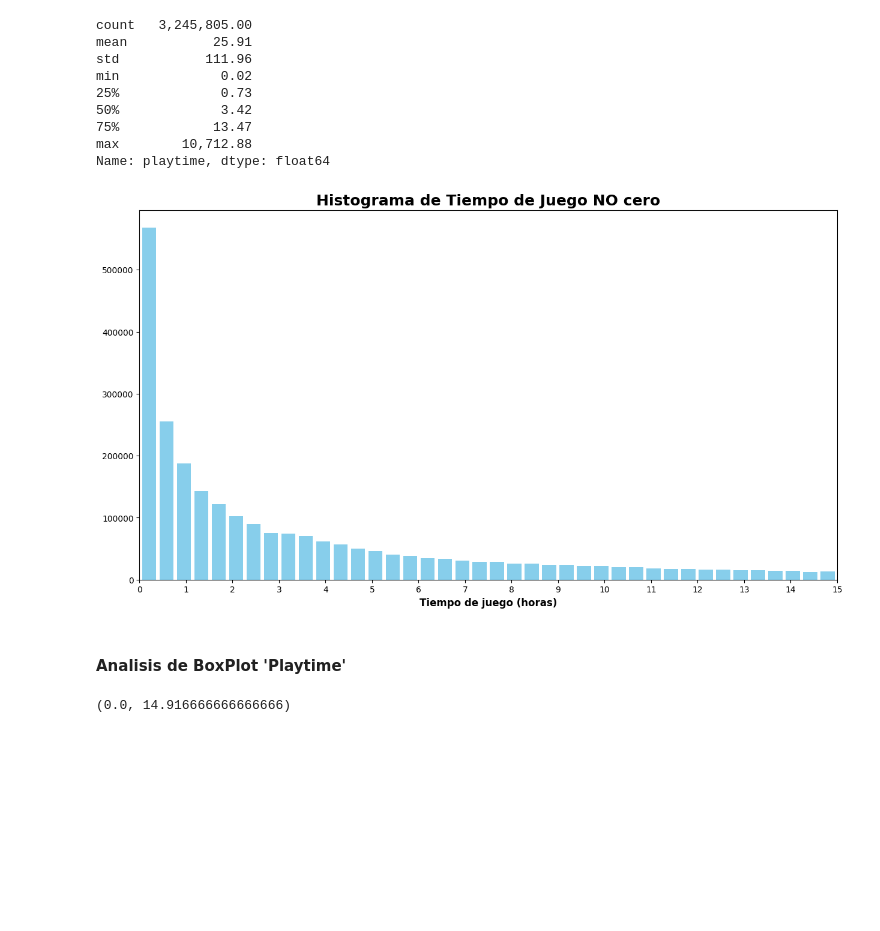
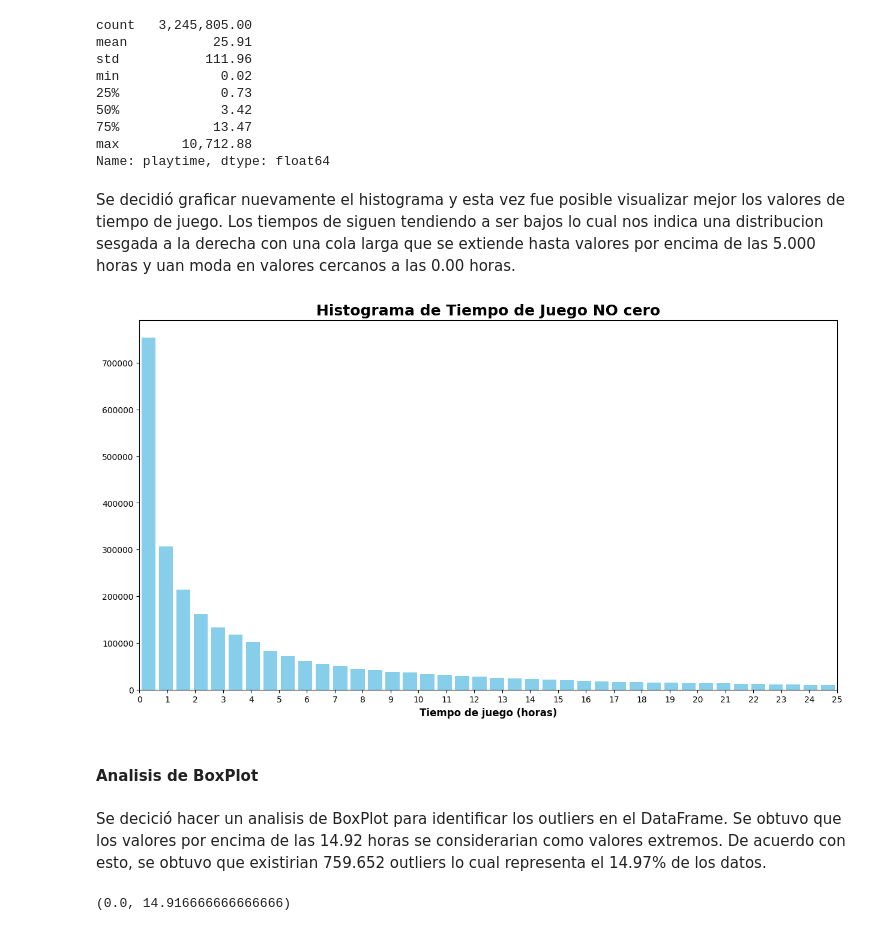
Before and after one commit to carocardenas0699/PI-Machine-Learning, a Jupyter notebook: EDA.ipynb, the cells around one changed output. Saved outputs shown, nothing was run; the diff lists cells and outputs as text; code cells hidden in the pictures; blank space fills up the shorter version.

```diff
--- a/EDA.ipynb
+++ b/EDA.ipynb
@@ -983,18 +1069,22 @@ min             0.02
 75%            13.47
 max        10,712.88
 Name: playtime, dtype: float64
+# %% [markdown]
+Se decidió graficar nuevamente el histograma y esta vez fue posible visualizar mejor los valores de tiempo de juego. Los tiempos de siguen tendiendo a ser bajos lo cual nos indica una distribucion sesgada a la derecha con una cola larga que se extiende hasta valores por encima de las 5.000 horas y uan moda en valores cercanos a las 0.00 horas.
 # %%
 plt.figure(figsize=(15,8))
-plt.hist(pt_sin0[pt_sin0<15],bins=40,color='skyblue',rwidth=0.8)
+plt.hist(pt_sin0[pt_sin0<25],bins=40,color='skyblue',rwidth=0.8)
 plt.title('Histograma de Tiempo de Juego NO cero', fontweight = 'bold',fontsize=18)
-plt.xticks(ticks=range(0,16))
-plt.xlim(0,15)
+plt.xticks(ticks=range(0,26))
+plt.xlim(0,25)
 plt.xlabel('Tiempo de juego (horas)',fontweight = 'bold',fontsize=12)
 plt.show()
 # %% [output]
-[figure, old version]
+[figure, new version]
 # %% [markdown]
-#### Analisis de BoxPlot 'Playtime'
+#### Analisis de BoxPlot
+# %% [markdown]
+Se decició hacer un analisis de BoxPlot para identificar los outliers en el DataFrame. Se obtuvo que los valores por encima de las 14.92 horas se considerarian como valores extremos. De acuerdo con esto, se obtuvo que existirian 759.652 outliers lo cual representa el 14.97% de los datos.
 # %%
 #Calculo de bigotes
 Q3 = float(items['playtime'].quantile(0.75))
```
Also changed, not shown: parts of 29 cells of this notebook.
